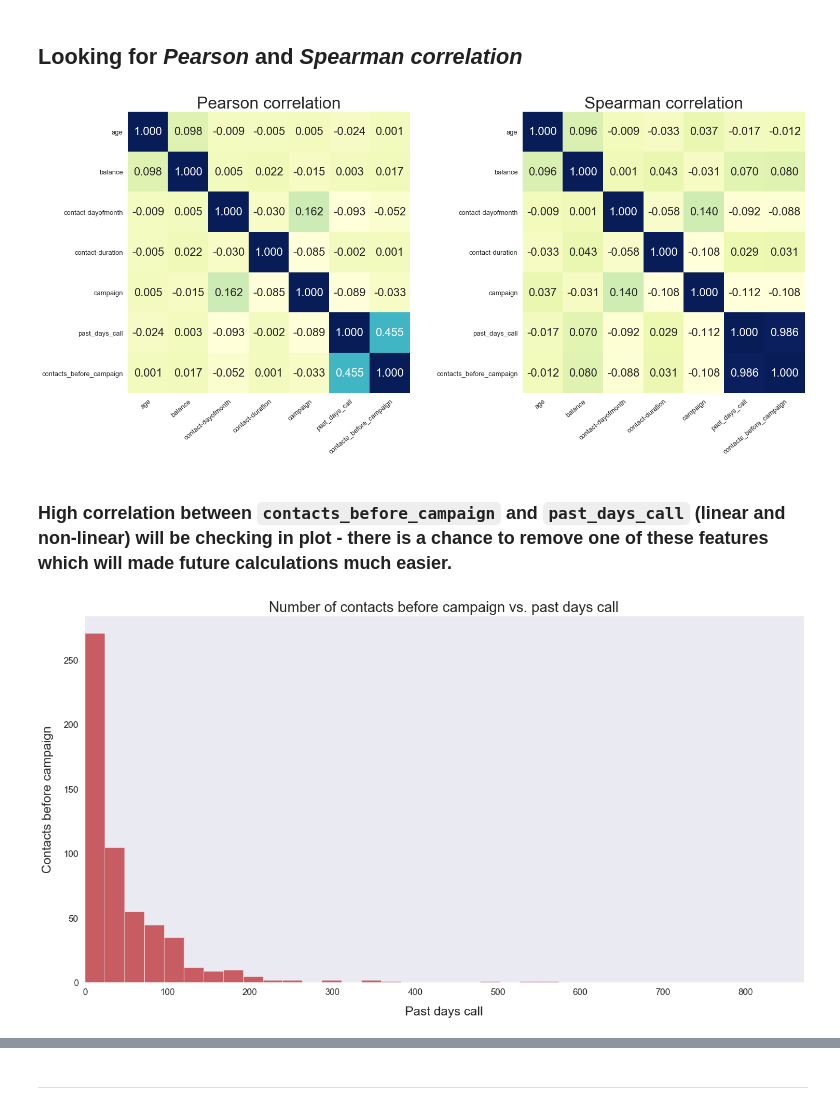
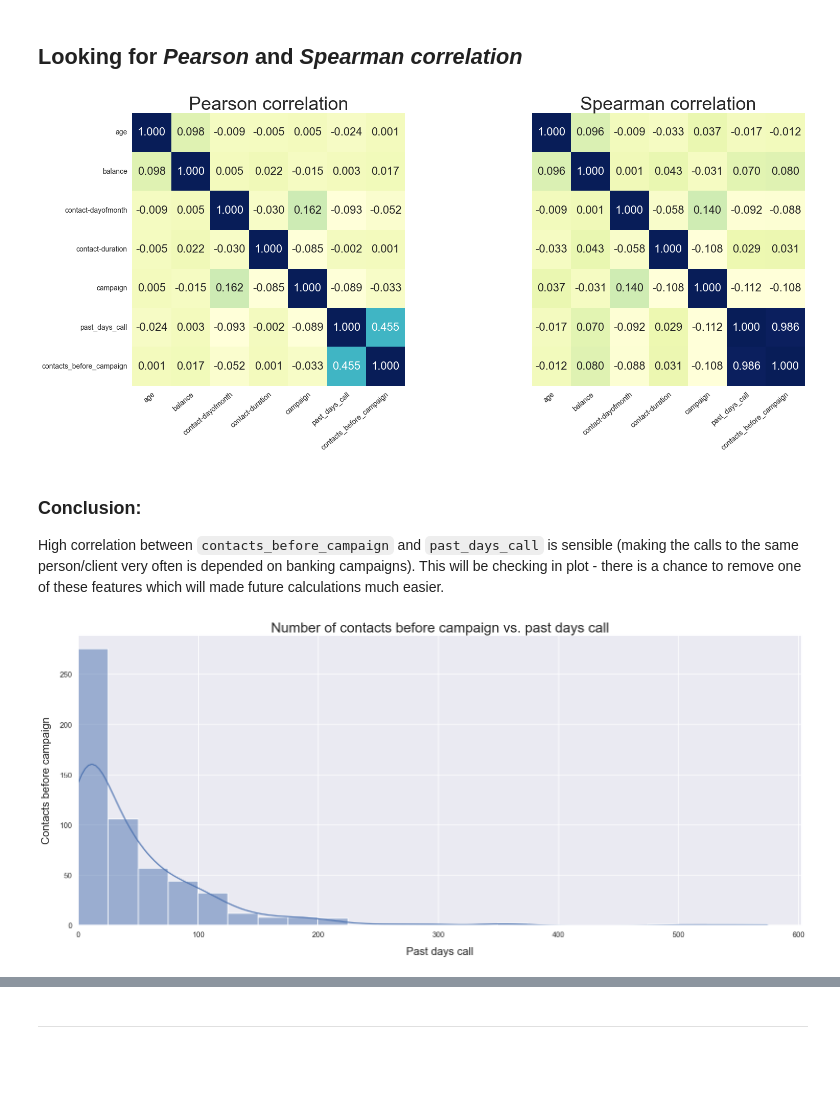
Before and after one commit to KrzysztofSobota/bank_credit_decision, a Jupyter notebook: bank_customers_survey.ipynb, the cells around one changed output, grey strips where cells are left out. Saved outputs shown, nothing was run; the diff lists cells and outputs as text; code cells hidden in the pictures; blank space fills up the shorter version.

```diff
--- a/bank_customers_survey.ipynb
+++ b/bank_customers_survey.ipynb
@@ -125,42 +123,50 @@ sns.set()
 
 # Draw a heatmap with the numeric values in each cell
 fig = plt.figure(figsize=(25, 10))
-
 ax1 = fig.add_subplot(1, 2, 1)
 ax2 = fig.add_subplot(1, 2, 2)
-ax_ = [ax1, ax2]
 
-correlation_data = [traindata.corr(method = 'pearson'), traindata.corr(method = 'spearman')]
+ax_array = [ax1, ax2]
+correlation_data = [traindata.corr(method='pearson'), traindata.corr(method='spearman')]
 titles_array = ['Pearson correlation', 'Spearman correlation']
 
 # We use axs parameter to tell seaborn which subplot to use for this plot
-for axs, data, titles in zip(ax_, correlation_data, titles_array):
-    sns.heatmap(data = data, fmt = '.3f', square = True, cbar=False, cmap = "YlGnBu", annot = True, annot_kws = {"fontsize": 22}, ax = axs)
-    axs.set_xticklabels(ax1.get_xticklabels(), rotation = 40, ha = "right", rotation_mode = "anchor", fontsize = 13)
-    axs.set_yticklabels(ax1.get_xticklabels(), rotation = 0, ha = "right", rotation_mode = "anchor", fontsize = 13)
-    axs.set_title(titles, fontsize = 32)
+for axs, data, titles in zip(ax_array, correlation_data, titles_array):
+    sns.heatmap(data = data, fmt = '.3f', square = True, cbar=False, cmap = "YlGnBu",
+                annot = True, annot_kws = {"fontsize": 22}, ax = axs)
+    axs.set_title(titles, fontsize = 36)
+    tick_labels = ax1.get_xticklabels()
+    axs.set_xticklabels(tick_labels, rotation = 40, ha = "right", rotation_mode = "anchor", fontsize = 14)
+    axs.set_yticklabels(tick_labels, ha = "right", rotation_mode = "anchor", fontsize = 14)
 
+# Y axis description on the left side only
+ax2.set_yticklabels([])
+
+plt.tight_layout()
 plt.show()
 # %% [output]
-[figure, old version]
+[figure, new version]
 # %% [markdown]
-### High correlation between `contacts_before_campaign` and `past_days_call` (linear and non-linear) will be checking in plot - there is a chance to remove one of these features which will made future calculations much easier.
+### **Conclusion:**
+High correlation between `contacts_before_campaign` and `past_days_call` is sensible (making the calls to the same person/client very often is depended on banking campaigns). This will be checking in plot - there is a chance to remove one of these features which will made future calculations much easier.
 # %%
 sum1 = traindata.groupby('past_days_call')['contacts_before_campaign'].sum()
-x_num = np.math.ceil(np.sqrt(len(sum1)))
+past_days_call = traindata['past_days_call']
+x_num = int(np.sqrt(len(sum1)))
 
-sns.set_style("dark")
-f, ax = plt.subplots(figsize = (18, 10))
+sns.set_style("white")
+sns.set_theme(context='talk', font_scale=1.2)
+f, ax = plt.subplots(figsize = (22, 10))
 
 # Plot a histogram with aproximate function
-plt.xlim(traindata['past_days_call'].min(), traindata['past_days_call'].max())
-sns.distplot(sum1, kde=False, hist_kws={"linewidth": 0.5, "alpha": 0.9}, bins = x_num, color="r")
-plt.xlabel('Past days call', labelpad = 16, fontsize = 21)
-plt.ylabel('Contacts before campaign', labelpad = 16, fontsize = 21)
-plt.title('Number of contacts before campaign vs. past days call', fontsize = 24)
+sns.histplot(data=sum1, kde=True, bins = x_num, palette="dark")
+plt.xlim(left=0)
+plt.xlabel('Past days call', labelpad = 16, fontsize = 22)
+plt.ylabel('Contacts before campaign', labelpad = 16, fontsize = 22)
+plt.title('Number of contacts before campaign vs. past days call', fontsize = 28)
 ax.tick_params(labelsize = 15)
 
 plt.tight_layout()
 # %% [output]
-[figure, old version]
+[figure, new version]
 # %% [markdown]
```
Also changed, not shown: parts of 59 cells of this notebook, 1 other file.
